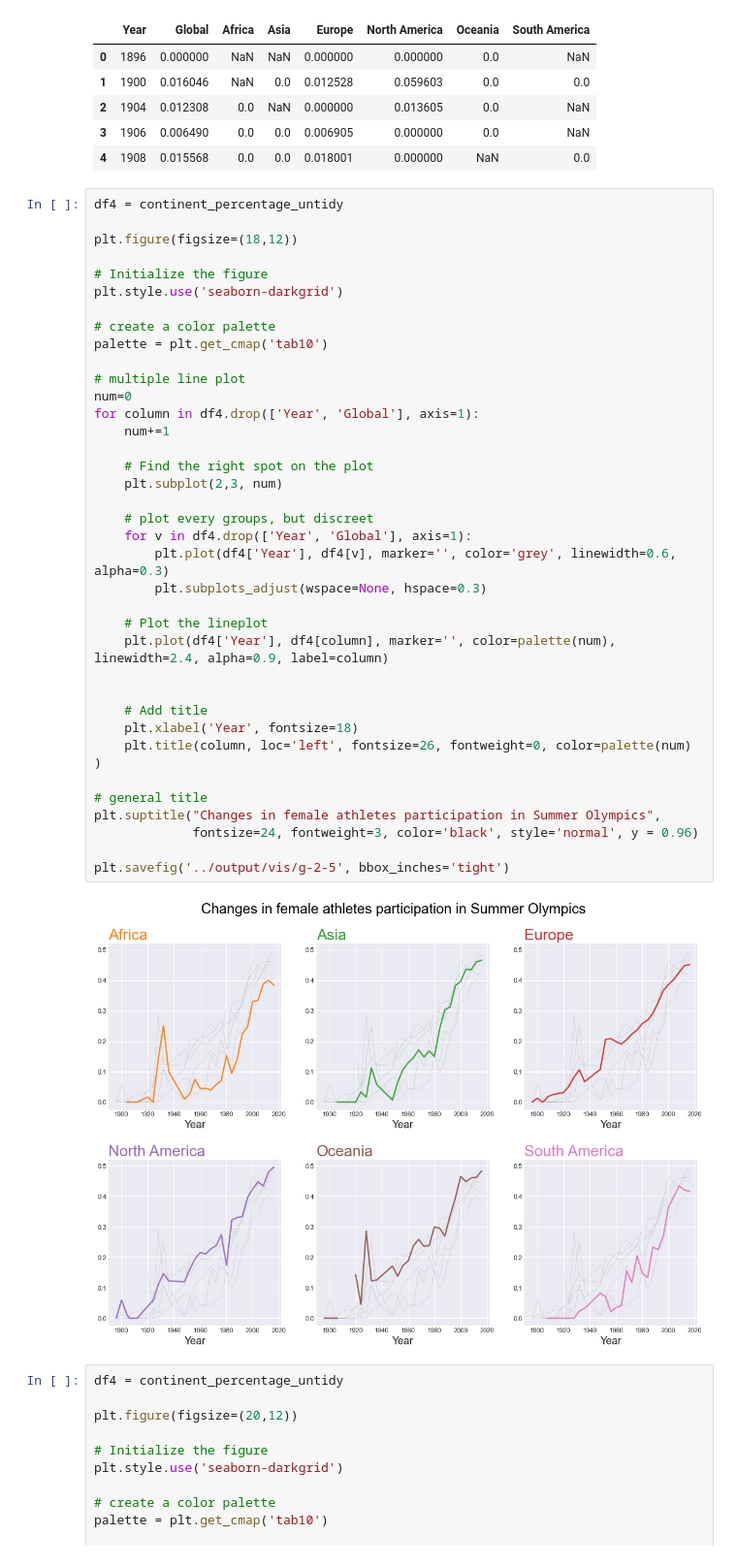
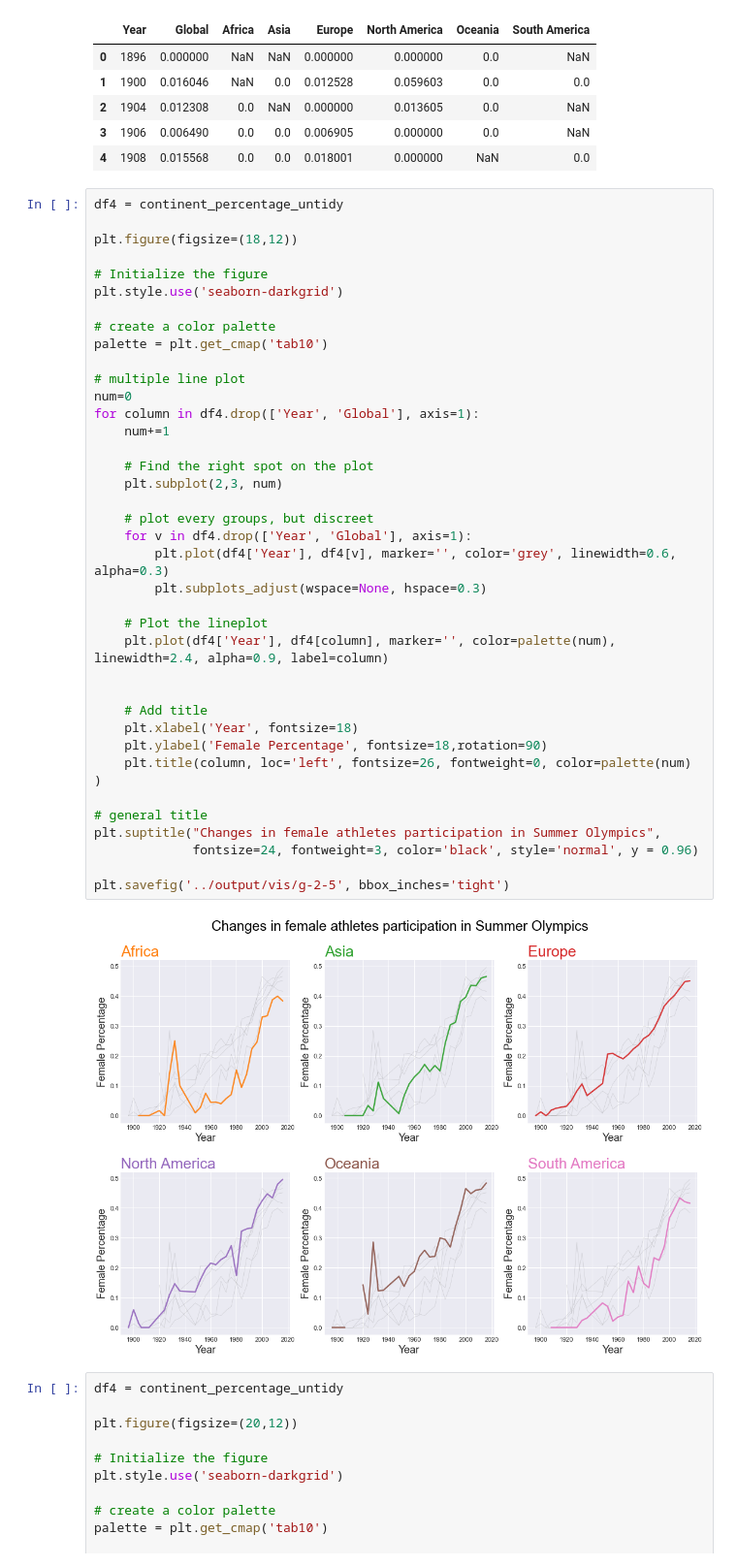
Before and after one commit to hongtaoh/olymvis-data, a Jupyter notebook: notebooks/femaleParticipattion.ipynb, the cells around one changed output. Shown at 97% size. Saved outputs shown, nothing was run; the diff lists cells and outputs as text.

```diff
--- a/notebooks/femaleParticipattion.ipynb
+++ b/notebooks/femaleParticipattion.ipynb
@@ -358,34 +358,35 @@ plt.style.use('seaborn-darkgrid')
 # create a color palette
 palette = plt.get_cmap('tab10')
 
 # multiple line plot
 num=0
 for column in df4.drop(['Year', 'Global'], axis=1):
     num+=1
 
     # Find the right spot on the plot
     plt.subplot(2,3, num)
 
     # plot every groups, but discreet
     for v in df4.drop(['Year', 'Global'], axis=1):
         plt.plot(df4['Year'], df4[v], marker='', color='grey', linewidth=0.6, alpha=0.3)
         plt.subplots_adjust(wspace=None, hspace=0.3)
 
     # Plot the lineplot
     plt.plot(df4['Year'], df4[column], marker='', color=palette(num), linewidth=2.4, alpha=0.9, label=column)
 
 
     # Add title
     plt.xlabel('Year', fontsize=18)
+    plt.ylabel('Female Percentage', fontsize=18,rotation=90)
     plt.title(column, loc='left', fontsize=26, fontweight=0, color=palette(num) )
 
 # general title
 plt.suptitle("Changes in female athletes participation in Summer Olympics",
              fontsize=24, fontweight=3, color='black', style='normal', y = 0.96)
 
 plt.savefig('../output/vis/g-2-5', bbox_inches='tight')
 # %% [output]
-[figure, old version]
+[figure, new version]
 # %%
 df4 = continent_percentage_untidy
 
```
Also changed, not shown: 2 other files.
